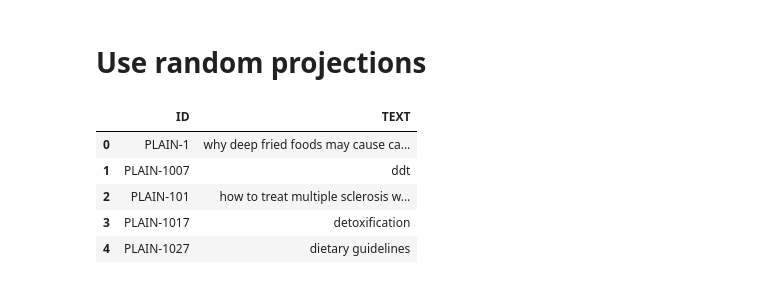
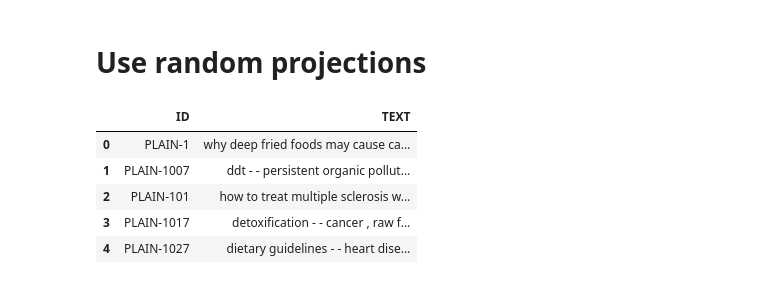
Before and after one commit to tugaevaea/IRWS, a Jupyter notebook: Rand_proj_Elly.ipynb, the cells around one changed output. Drawn from its saved outputs; the diff is of its cells as text; code cells hidden in the pictures.

```diff
--- a/Rand_proj_Elly.ipynb
+++ b/Rand_proj_Elly.ipynb
@@ -293,12 +329,12 @@ array([1, 1, 1, 1, 1, 1, 0, 1, 1, 1, 0, 1, 1, 1, 1, 1, 1, 1, 1, 1, 1, 1,
 # Use random projections
 # %%
 #read queries
-queries = pd.read_csv('nfcorpus/dev.titles.queries', sep='\t', names=['ID', 'TEXT'])
-queries.head()
+queries_text = pd.read_csv('nfcorpus/dev.all.queries', sep='\t', names=['ID', 'TEXT'])
+queries_text.head()
 # %% [output]
 |  | ID | TEXT |
 | 0 | PLAIN-1 | why deep fried foods may cause ca... |
-| 1 | PLAIN-1007 | ddt |
+| 1 | PLAIN-1007 | ddt - - persistent organic pollut... |
 | 2 | PLAIN-101 | how to treat multiple sclerosis w... |
-| 3 | PLAIN-1017 | detoxification |
-| 4 | PLAIN-1027 | dietary guidelines |
+| 3 | PLAIN-1017 | detoxification - - cancer , raw f... |
+| 4 | PLAIN-1027 | dietary guidelines - - heart dise... |
```
Also changed, not shown: parts of 26 cells of this notebook.
